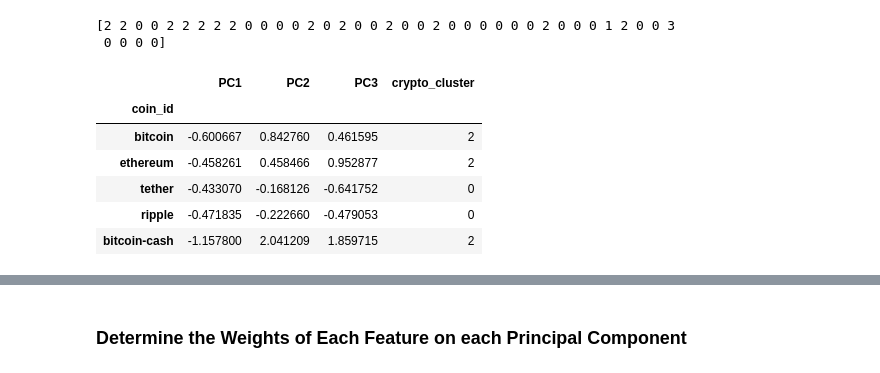
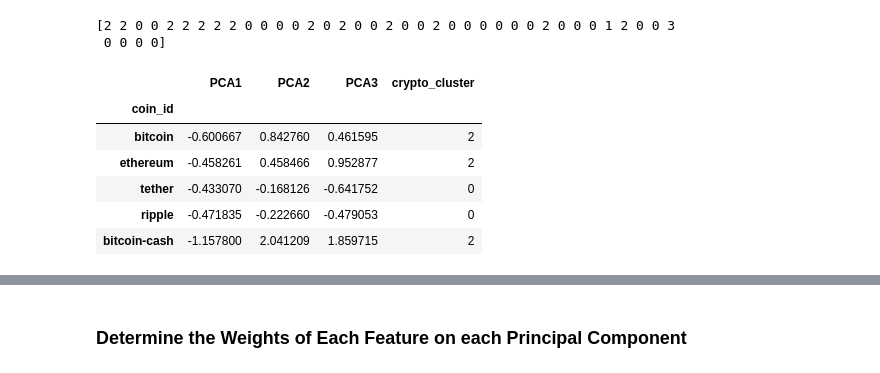
Before and after one commit to rjrdelatorre/CryptoClustering, a Jupyter notebook: Crypto_Clustering.ipynb, the cells around one changed output, grey strips where cells are left out. Drawn from its saved outputs; the diff is of its cells as text; code cells hidden in the pictures.

```diff
--- a/Crypto_Clustering.ipynb
+++ b/Crypto_Clustering.ipynb
@@ -202,14 +212,14 @@ array([0.3719856 , 0.34700813, 0.17603793])
 
 # Creating a DataFrame with the PCA data
 new_market_data_pca = pd.DataFrame(
-    market_data_pca, columns=["PC1", "PC2", "PC3"]
+    market_data_pca, columns=["PCA1", "PCA2", "PCA3"]
 )
 
 # Copy the crypto names from the original data
 crypto_names = market_data_df.index
 
 # Set the coinid column as index
-new_market_data_pca.index = market_data_df.index
+new_market_data_pca.index = crypto_names
 
 # Display sample data
 new_market_data_pca.head(10)
@@ -298,24 +308,24 @@ model_k.fit(new_market_data_pca)
 KMeans(n_clusters=4, n_init='auto', random_state=0)
 # %%
 # Predict the clusters to group the cryptocurrencies using the PCA data
-k_4 = model_k.predict(new_market_data_pca)
+new_k_4 = model_k.predict(new_market_data_pca)
 
 # Print the resulting array of cluster values.
-print(k_4)
+print(new_k_4)
 # %% [output]
 [2 2 0 0 2 2 2 2 2 0 0 0 0 2 0 2 0 0 2 0 0 2 0 0 0 0 0 0 2 0 0 0 1 2 0 0 3
  0 0 0 0]
 # %%
 # Create a copy of the DataFrame with the PCA data
 new_market_data_pca_predictions = new_market_data_pca.copy()
 
 # Add a new column to the DataFrame with the predicted clusters
-new_market_data_pca_predictions["crypto_cluster"] = k_4
+new_market_data_pca_predictions["crypto_cluster"] = new_k_4
 
 # Display sample data
 new_market_data_pca_predictions.head(5)
 # %% [output]
-|  | PC1 | PC2 | PC3 | crypto_cluster |
+|  | PCA1 | PCA2 | PCA3 | crypto_cluster |
 | coin_id |  |  |  |  |
 | bitcoin | -0.600667 | 0.842760 | 0.461595 | 2 |
 | ethereum | -0.458261 | 0.458466 | 0.952877 | 2 |
```
Also changed, not shown: parts of 8 cells of this notebook.
